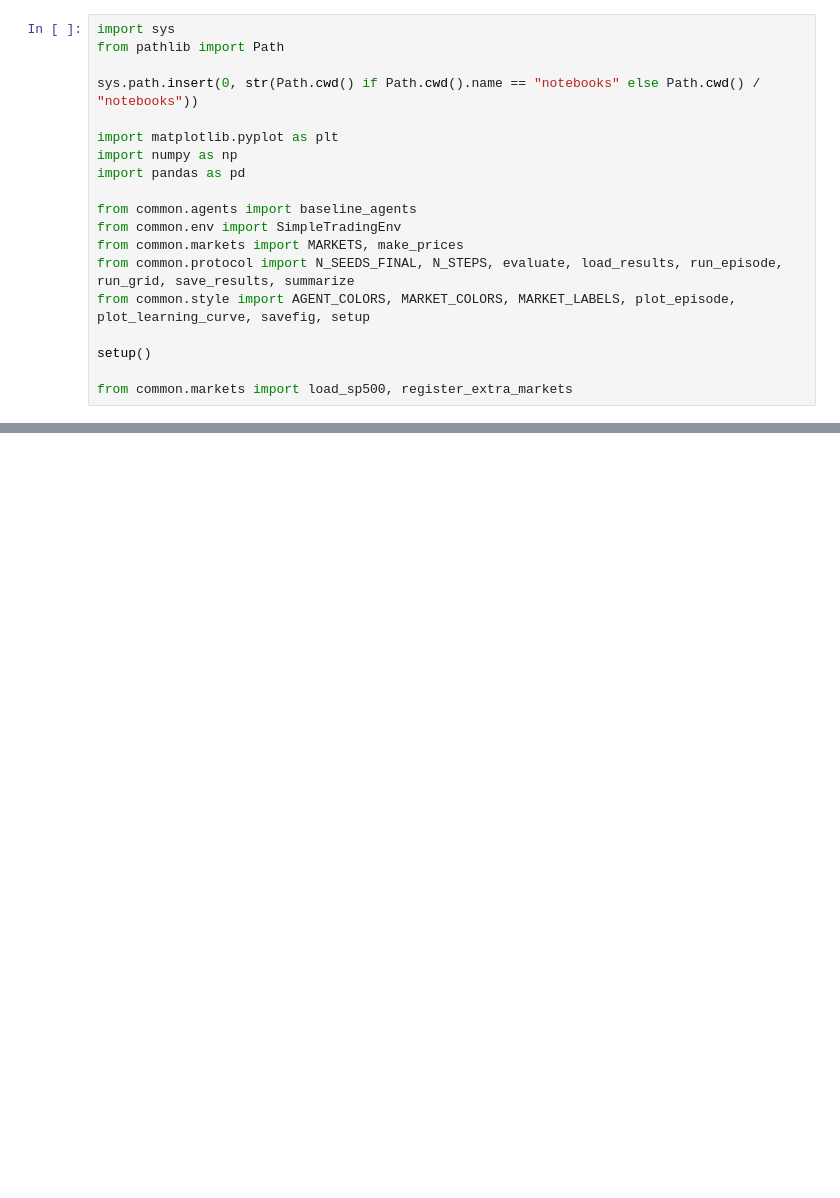
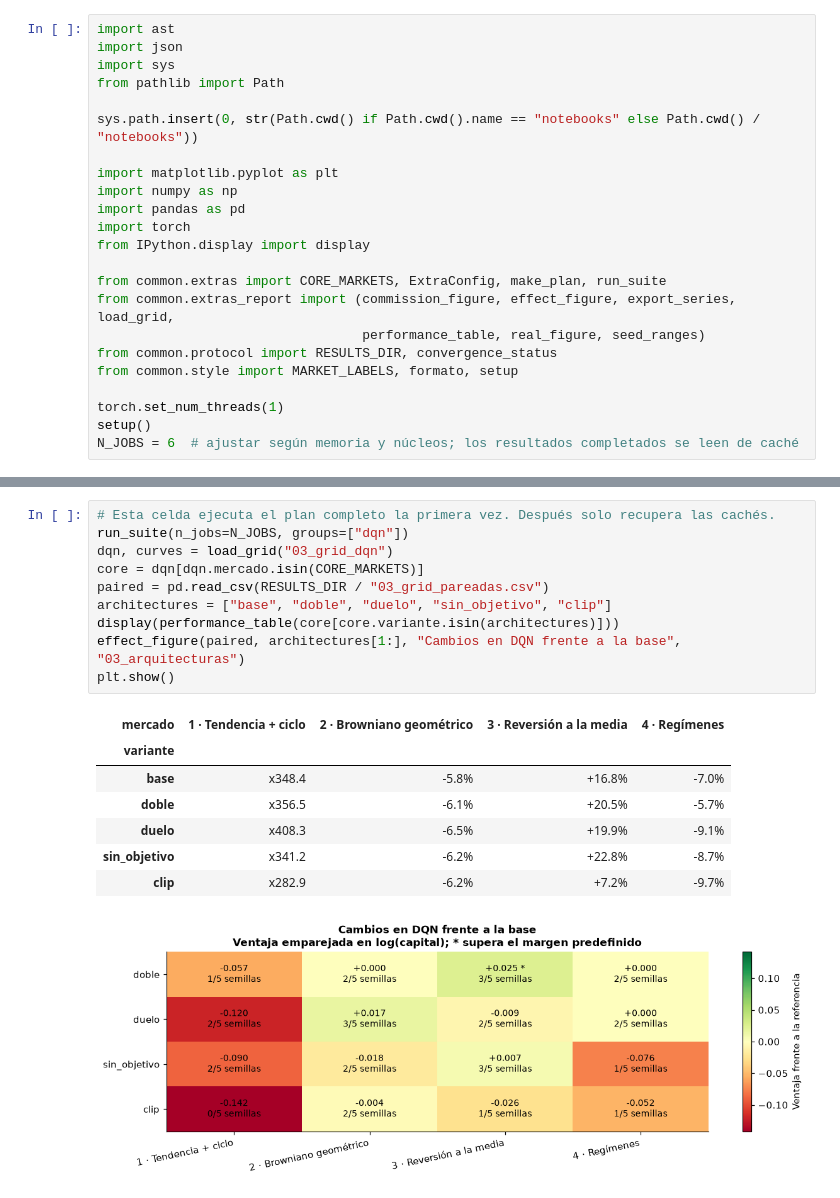
Before and after one commit to Romequinco/deep-rl-trading-agents, a Jupyter notebook: notebooks/03_extras.ipynb, the cells around one changed output, grey strips where cells are left out. Cells and saved outputs as stored; diff of their text form; blank space fills up the shorter version.

```diff
--- a/notebooks/03_extras.ipynb
+++ b/notebooks/03_extras.ipynb
@@ -5,4 +12,6 @@ Vale el 10 % de la nota. Cada prueba cambia un solo factor frente a la referenci
 # %%
+import ast
+import json
 import sys
 from pathlib import Path
 
@@ -11,13 +20,15 @@ sys.path.insert(0, str(Path.cwd() if Path.cwd().name == "notebooks" else Path.cw
 import matplotlib.pyplot as plt
 import numpy as np
 import pandas as pd
+import torch
+from IPython.display import display
 
-from common.agents import baseline_agents
-from common.env import SimpleTradingEnv
-from common.markets import MARKETS, make_prices
-from common.protocol import N_SEEDS_FINAL, N_STEPS, evaluate, load_results, run_episode, run_grid, save_results, summarize
-from common.style import AGENT_COLORS, MARKET_COLORS, MARKET_LABELS, plot_episode, plot_learning_curve, savefig, setup
+from common.extras import CORE_MARKETS, ExtraConfig, make_plan, run_suite
+from common.extras_report import (commission_figure, effect_figure, export_series, load_grid,
+                                  performance_table, real_figure, seed_ranges)
+from common.protocol import RESULTS_DIR, convergence_status
+from common.style import MARKET_LABELS, formato, setup
 
+torch.set_num_threads(1)
 setup()
-
-from common.markets import load_sp500, register_extra_markets
+N_JOBS = 6  # ajustar según memoria y núcleos; los resultados completados se leen de caché
@@ -40,0 +96,19 @@ Del Taller 1:
+# %%
+# Esta celda ejecuta el plan completo la primera vez. Después solo recupera las cachés.
+run_suite(n_jobs=N_JOBS, groups=["dqn"])
+dqn, curves = load_grid("03_grid_dqn")
+core = dqn[dqn.mercado.isin(CORE_MARKETS)]
+paired = pd.read_csv(RESULTS_DIR / "03_grid_pareadas.csv")
+architectures = ["base", "doble", "duelo", "sin_objetivo", "clip"]
+display(performance_table(core[core.variante.isin(architectures)]))
+effect_figure(paired, architectures[1:], "Cambios en DQN frente a la base", "03_arquitecturas")
+plt.show()
+# %% [output]
+| mercado | 1 · Tendencia + ciclo | 2 · Browniano geométrico | 3 · Reversión a la media | 4 · Regímenes |
+| variante |  |  |  |  |
+| base | x348.4 | -5.8% | +16.8% | -7.0% |
+| doble | x356.5 | -6.1% | +20.5% | -5.7% |
+| duelo | x408.3 | -6.5% | +19.9% | -9.1% |
+| sin_objetivo | x341.2 | -6.2% | +22.8% | -8.7% |
+| clip | x282.9 | -6.2% | +7.2% | -9.7% |
+[figure, added]
```
Also changed, not shown: parts of 19 cells of this notebook, 27 other files.
